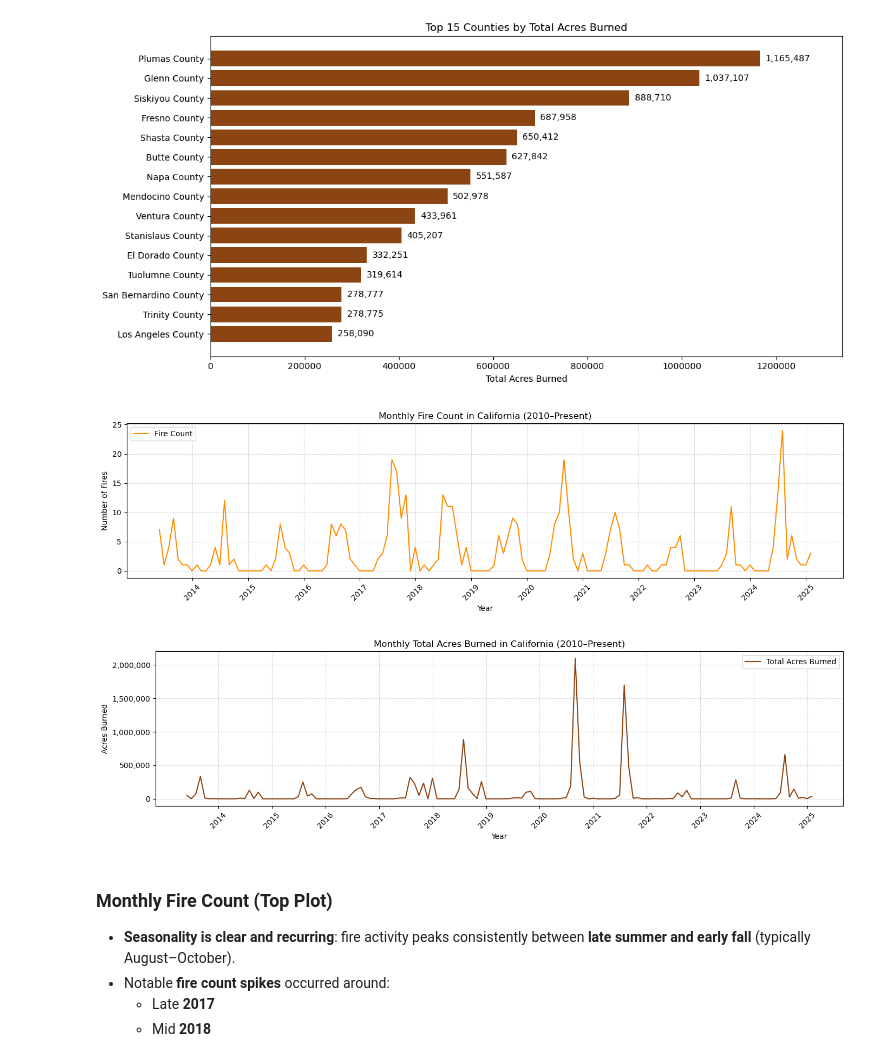
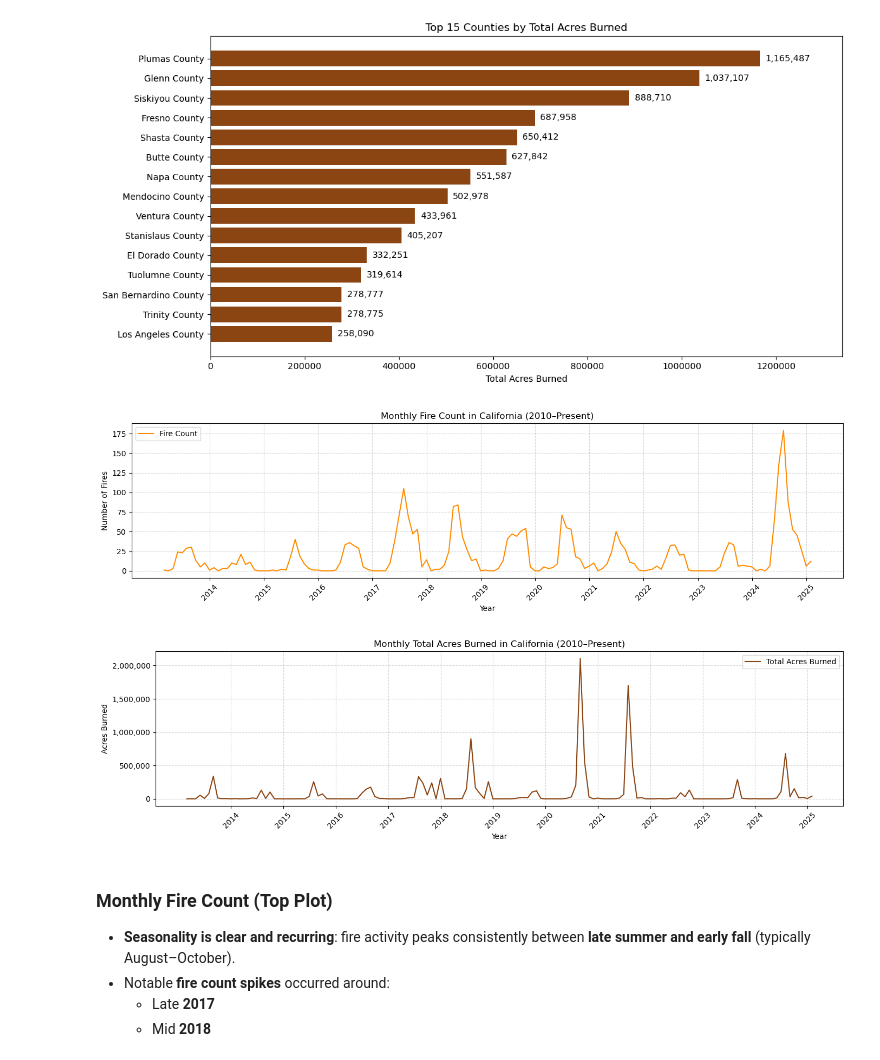
Before and after one commit to swathi-ms/Fire_Prediction, a Jupyter notebook: code/data_cleaning&EDA.ipynb, the cells around one changed output. Saved outputs shown, nothing was run; the diff lists cells and outputs as text; code cells hidden in the pictures.

```diff
--- a/code/data_cleaning&EDA.ipynb
+++ b/code/data_cleaning&EDA.ipynb
@@ -644,7 +648,7 @@ plt.show()
 [figure]
 # %%
 # Group by month and compute fire count and total acres burned
-monthly = df.groupby(pd.Grouper(key='fire_dateonly_created', freq='M')).agg({
+monthly = df_cleaned_final.groupby(pd.Grouper(key='fire_dateonly_created', freq='M')).agg({
     'fire_acres_burned': 'sum',
     'fire_dateonly_created': 'count'
 }).rename(columns={'fire_dateonly_created': 'fire_count'})
@@ -653,35 +657,35 @@ monthly = df.groupby(pd.Grouper(key='fire_dateonly_created', freq='M')).agg({
 plt.figure(figsize=(14, 4))
 plt.plot(monthly.index, monthly['fire_count'], color='darkorange', label='Fire Count')
 plt.title("Monthly Fire Count in California (2010–Present)")
 plt.xlabel("Year")
 plt.ylabel("Number of Fires")
 plt.xticks(pd.date_range(start=monthly.index.min(), end=monthly.index.max(), freq='YS'),
            labels=[str(d.year) for d in pd.date_range(start=monthly.index.min(), end=monthly.index.max(), freq='YS')],
            rotation=45)
 plt.grid(True, linestyle='--', alpha=0.5)
 plt.legend()
 plt.tight_layout()
 plt.show()
 
 # Acres Burned Plot
 plt.figure(figsize=(14, 4))
 plt.plot(monthly.index, monthly['fire_acres_burned'], color='saddlebrown', label='Total Acres Burned')
 plt.title("Monthly Total Acres Burned in California (2010–Present)")
 plt.xlabel("Year")
 plt.ylabel("Acres Burned")
 plt.xticks(pd.date_range(start=monthly.index.min(), end=monthly.index.max(), freq='YS'),
            labels=[str(d.year) for d in pd.date_range(start=monthly.index.min(), end=monthly.index.max(), freq='YS')],
            rotation=45)
 # Format y-axis with commas instead of scientific notation
 plt.gca().yaxis.set_major_formatter(ticker.FuncFormatter(lambda x, _: f"{int(x):,}"))
 
 plt.grid(True, linestyle='--', alpha=0.5)
 plt.legend()
 plt.tight_layout()
 plt.show()
 # %% [output]
-[figure, old version]
+[figure, new version]
-[figure, old version]
+[figure, new version]
 # %% [markdown]
 ### Monthly Fire Count (Top Plot)
 
```
Also changed, not shown: parts of 3 cells of this notebook, 2 other files.
